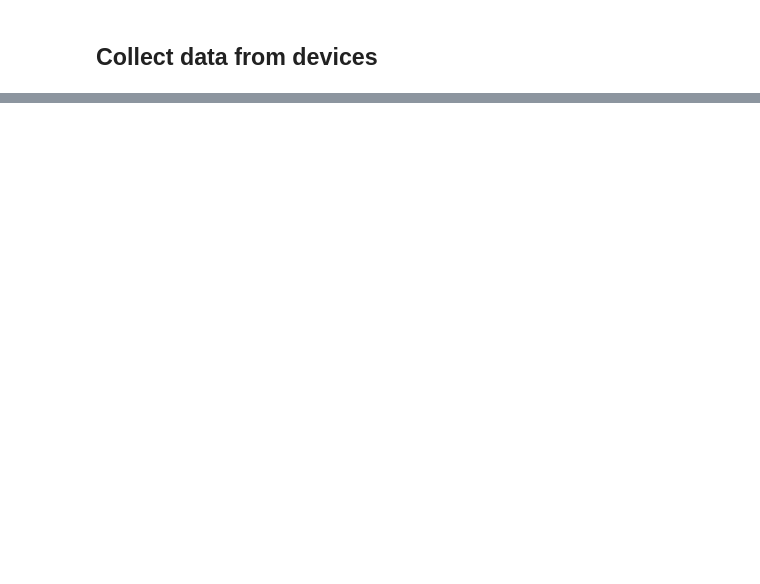
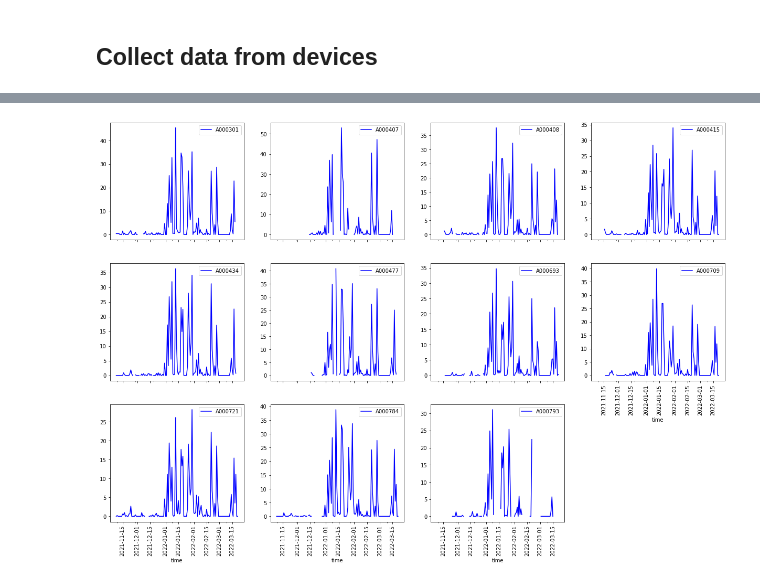
Before and after one commit to agroimpacts/nmeo, a Jupyter notebook: materials/code/notebooks/arable_query.ipynb, the cells around one changed output, grey strips where cells are left out. Drawn from its saved outputs; the diff is of its cells as text; code cells hidden in the pictures; blank space fills up the shorter version.

```diff
--- a/materials/code/notebooks/arable_query.ipynb
+++ b/materials/code/notebooks/arable_query.ipynb
@@ -180,0 +160,6 @@ devices=['A000693', 'A000793', 'A000407', 'A000434', 'A000477',   # Mufulira
+# %%
+active_devices = zam_devices[zam_devices['last_seen'] > '2022-01-01']
+
+devnames = [name for name in active_devices['name']]
+daily_df = client.data('daily', devices=devnames, start_time='2021-10-01',
+                       end_time=d1, df=True)
@@ -180,0 +168,8 @@ devices=['A000693', 'A000793', 'A000407', 'A000434', 'A000477',   # Mufulira
+# %%
+names = daily_df.columns.values
+firstnames = ['device', 'lat', 'long', 'time']
+names_reorder = firstnames
+[names_reorder.append(name) for name in names if name not in firstnames]
+daily_df = daily_df[names_reorder]
+daily_df['time'] = pd.to_datetime(daily_df['time']).dt.date
+daily_df = daily_df.convert_dtypes()  # convert datatypes
@@ -180,0 +200,13 @@ devices=['A000693', 'A000793', 'A000407', 'A000434', 'A000477',   # Mufulira
+# %%
+active_devnames = np.unique(active_devices['name'])
+nrow = 3
+ncol = int(np.ceil(len(active_devnames) / nrow))
+
+pd.pivot_table(
+    daily_df.reset_index(), index='time', columns='device', values='precip'
+).plot(
+    subplots=True, layout=(nrow, ncol), figsize=(21, 14), color='blue', rot=90
+)
+None
+# %% [output]
+[figure, added]
```
Also changed, not shown: parts of 42 cells of this notebook.
